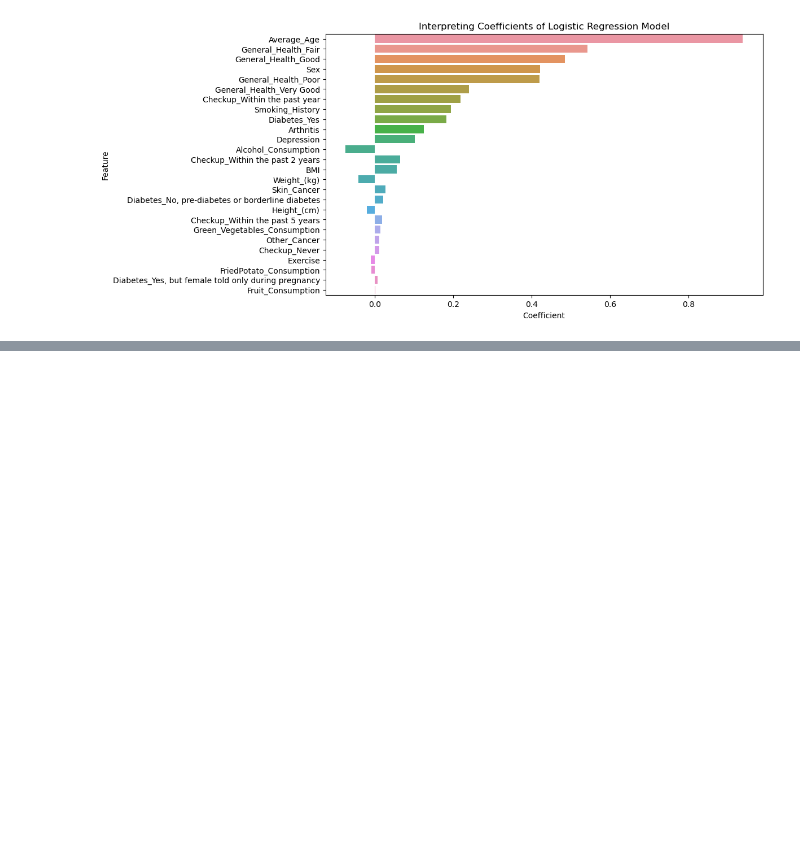
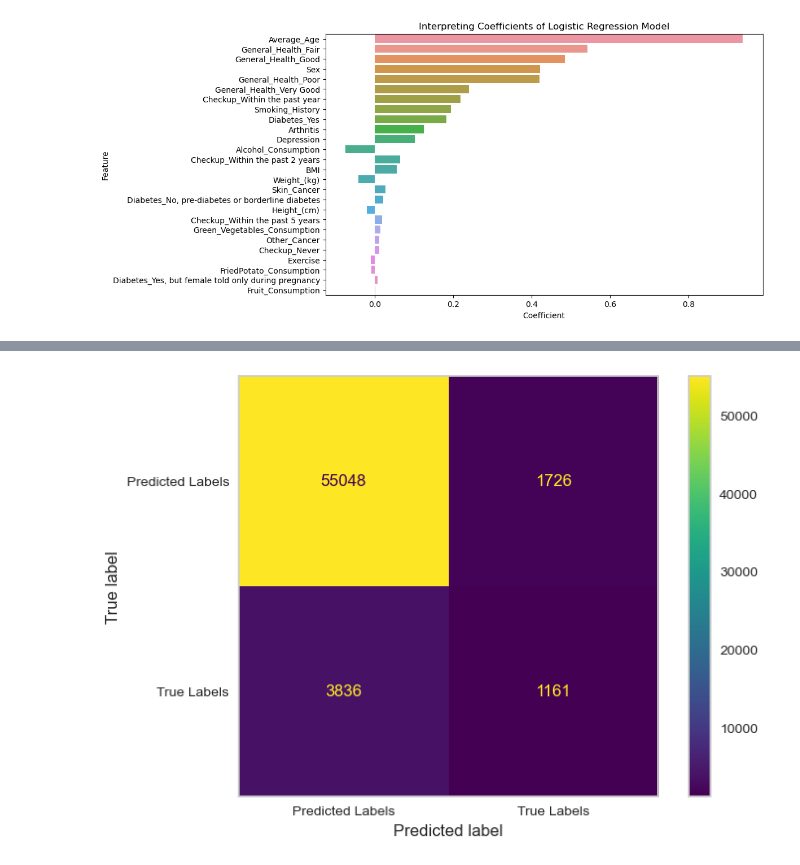
Before and after one commit to bobebend/Cardiovascular_diseases_risk_prediction, a Jupyter notebook: notebooks/cardiotester.ipynb, the cells around one changed output, grey strips where cells are left out. Saved outputs shown, nothing was run; the diff lists cells and outputs as text; code cells hidden in the pictures; blank space fills up the shorter version.

```diff
--- a/notebooks/cardiotester.ipynb
+++ b/notebooks/cardiotester.ipynb
@@ -962,0 +997,14 @@ Fruit_Consumption: 0.0017
+# %%
+from sklearn.metrics import confusion_matrix, ConfusionMatrixDisplay
+#change label value to match your target categories.  0 is first
+labels= ['Predicted Labels', 'True Labels']
+#change threshold to tweak how the model predicts.
+threshold = 0.32
+y_pred = logreg.predict_proba(X_test_scaled)[:, 1] > threshold
+cm = confusion_matrix(y_test, y_pred)
+disp = ConfusionMatrixDisplay(confusion_matrix=cm, display_labels=labels)
+disp.plot()
+plt.grid(None)
+plt.show()
+# %% [output]
+[figure, added]
```
Also changed, not shown: parts of 13 cells of this notebook, 3 other files.
